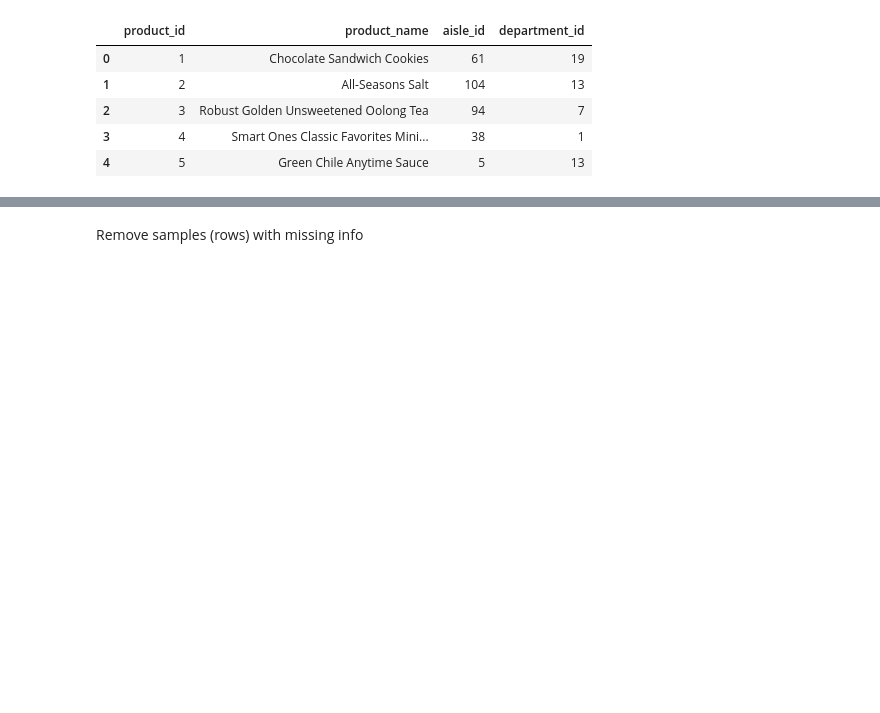
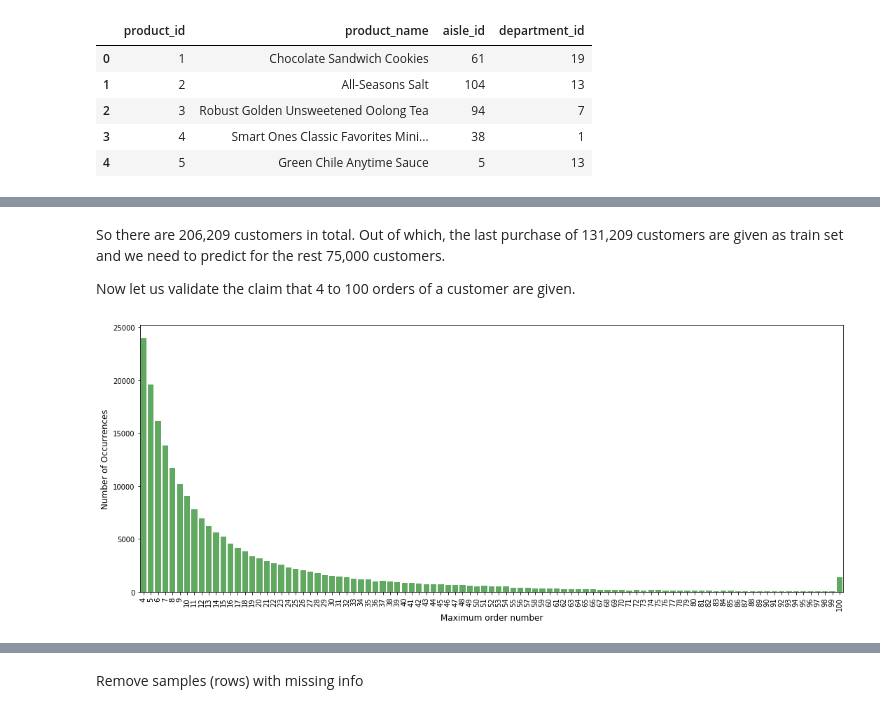
Before and after one commit to chrisjcc/DataInsight, a Jupyter notebook: Recommender_Systems/product_recommendation_with_lightFM.ipynb, the cells around one changed output, grey strips where cells are left out. Saved outputs shown, nothing was run; the diff lists cells and outputs as text; code cells hidden in the pictures; blank space fills up the shorter version.

```diff
--- a/Recommender_Systems/product_recommendation_with_lightFM.ipynb
+++ b/Recommender_Systems/product_recommendation_with_lightFM.ipynb
@@ -92,0 +122,16 @@ products.head()
+# %% [markdown]
+So there are 206,209 customers in total. Out of which, the last purchase of 131,209 customers are given as train set and we need to predict for the rest 75,000 customers.
+
+Now let us validate the claim that 4 to 100 orders of a customer are given.
+# %%
+cnt_srs = orders.groupby("user_id")["order_number"].aggregate(np.max).reset_index()
+cnt_srs = cnt_srs.order_number.value_counts()
+
+plt.figure(figsize=(18,7))
+sns.barplot(cnt_srs.index, cnt_srs.values, alpha=0.8, color=color[2])
+plt.ylabel('Number of Occurrences', fontsize=12)
+plt.xlabel('Maximum order number', fontsize=12)
+plt.xticks(rotation='vertical')
+plt.show()
+# %% [output]
+[figure, added]
```
Also changed, not shown: parts of 42 cells of this notebook.
